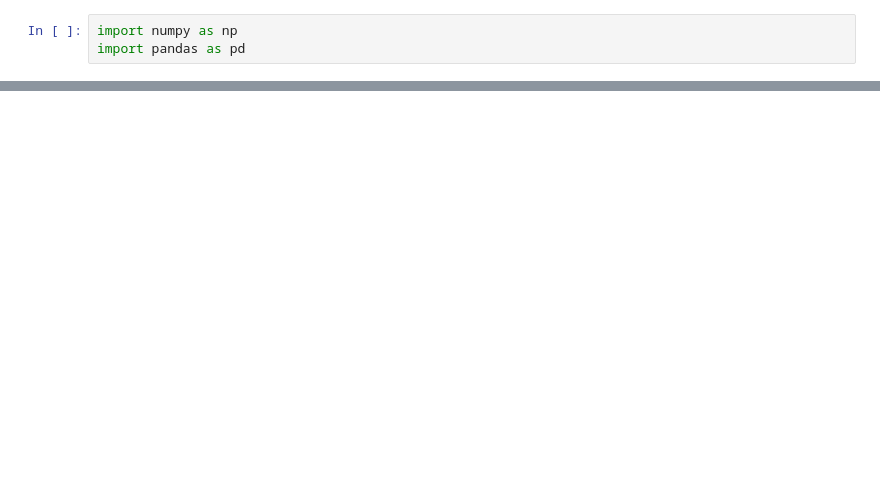
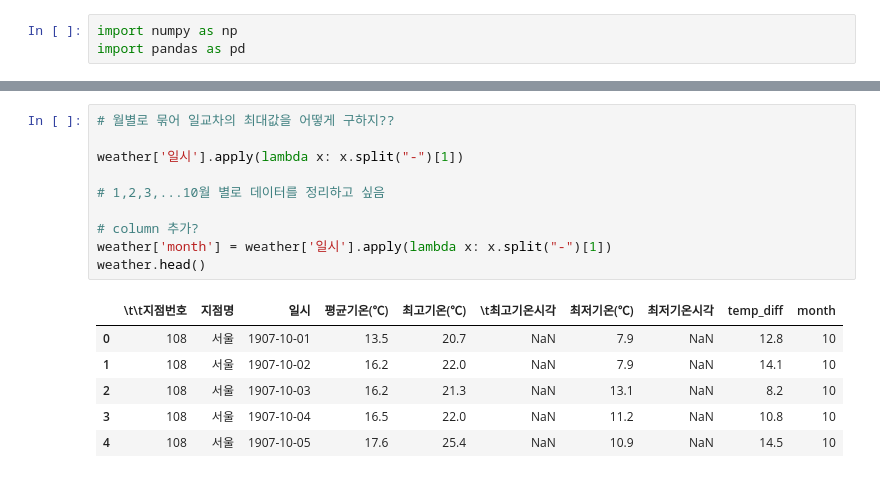
Before and after one commit to 21ckwj/fintech, a Jupyter notebook: Pandas/Pandas_seoulweather_0126.ipynb, the cells around one changed output, grey strips where cells are left out. Drawn from its saved outputs; the diff is of its cells as text; blank space fills up the shorter version.

```diff
--- a/Pandas/Pandas_seoulweather_0126.ipynb
+++ b/Pandas/Pandas_seoulweather_0126.ipynb
@@ -8,0 +82,17 @@ UnicodeDecodeError: 'utf-8' codec can't decode byte 0xb0 in position 2: invalid
+# %%
+# 월별로 묶어 일교차의 최대값을 어떻게 구하지??
+
+weather['일시'].apply(lambda x: x.split("-")[1])
+
+# 1,2,3,...10월 별로 데이터를 정리하고 싶음
+
+# column 추가?
+weather['month'] = weather['일시'].apply(lambda x: x.split("-")[1])
+weather.head()
+# %% [output]
+|  | \t\t지점번호 | 지점명 | 일시 | 평균기온(℃) | 최고기온(℃) | \t최고기온시각 | 최저기온(℃) | 최저기온시각 | temp_diff | month |
+| 0 | 108 | 서울 | 1907-10-01 | 13.5 | 20.7 | NaN | 7.9 | NaN | 12.8 | 10 |
+| 1 | 108 | 서울 | 1907-10-02 | 16.2 | 22.0 | NaN | 7.9 | NaN | 14.1 | 10 |
+| 2 | 108 | 서울 | 1907-10-03 | 16.2 | 21.3 | NaN | 13.1 | NaN | 8.2 | 10 |
+| 3 | 108 | 서울 | 1907-10-04 | 16.5 | 22.0 | NaN | 11.2 | NaN | 10.8 | 10 |
+| 4 | 108 | 서울 | 1907-10-05 | 17.6 | 25.4 | NaN | 10.9 | NaN | 14.5 | 10 |
```
Also changed, not shown: parts of 25 cells of this notebook, 6 other files.
